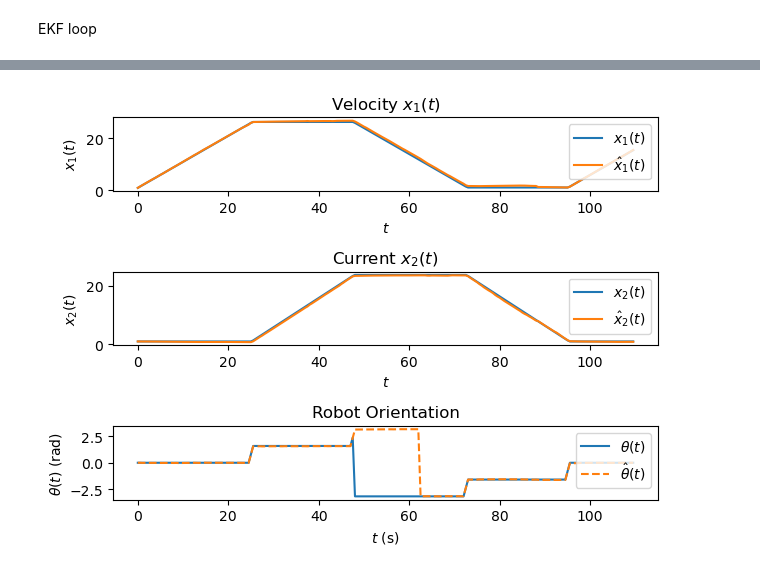
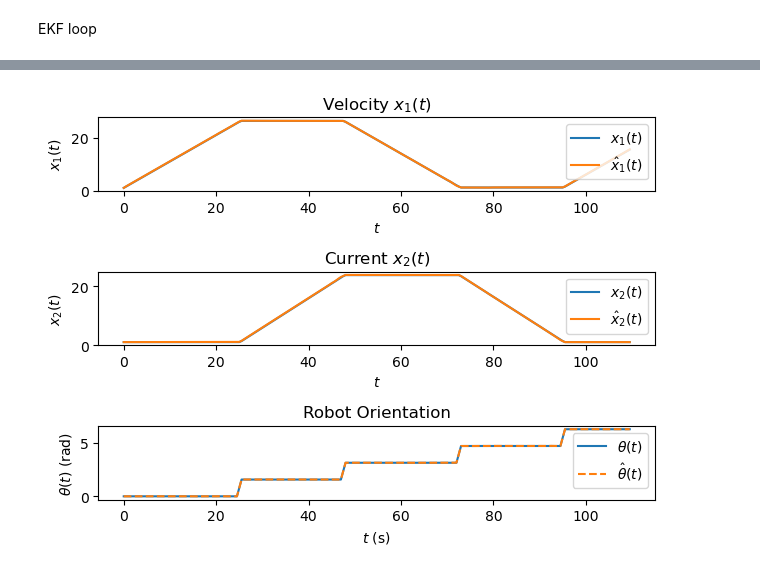
Before and after one commit to ivanovk22/SLAM, a Jupyter notebook: Prototype.ipynb, the cells around one changed output, grey strips where cells are left out. Drawn from its saved outputs; the diff is of its cells as text; code cells hidden in the pictures.

Commit message:
EKF - fuckin angle wrap

```diff
--- a/Prototype.ipynb
+++ b/Prototype.ipynb
@@ -8,7 +10,7 @@ plt.close('all')
 # %% [markdown]
 Loading the data
 # %%
-data = np.load('data_point_land_2.npz', allow_pickle=True)
+data = np.load('data_point_land_1.npz', allow_pickle=True)
 
 Meas = data['Meas'] #Landmark measurements
 Uf = data['Uf'] #measured forward velocity (odometry)
@@ -287,35 +317,35 @@ T = np.arange(0,N*Ts, Ts)
 
 
 fig=plt.figure()
 ax1=plt.subplot(3,1,1)
 ax1.plot(T,pose_true[:,0],label=r'$x_1(t)$')
 ax1.plot(T,pose_pred[:,0],label=r'$\hat{x}_1(t)$')
 plt.xlabel("$t$")
 plt.ylabel("$x_1(t)$")
 plt.title("Velocity $x_1(t)$")
 plt.legend(loc='upper right')
 
 ax1=plt.subplot(3,1,2)
 ax1.plot(T,pose_true[:,1],label=r'$x_2(t)$')
 ax1.plot(T,pose_pred[:,1],label=r'$\hat{x}_2(t)$')
 plt.xlabel("$t$")
 plt.ylabel("$x_2(t)$")
 plt.title("Current $x_2(t)$")
 plt.legend(loc='upper right')
 
 ax1 = plt.subplot(3, 1, 3)
-ax1.plot(T, angle_wrap(pose_true[:, 2]), label=r'$\theta(t)$')  # Wrap true theta for comparison
+ax1.plot(T, pose_true[:, 2], label=r'$\theta(t)$')  # Wrap true theta for comparison
 ax1.plot(T, pose_pred[:, 2], label=r'$\hat{\theta}(t)$', linestyle='--')
 plt.xlabel("$t$ (s)")
 plt.ylabel(r"$\theta(t)$ (rad)")
 plt.title("Robot Orientation")
 plt.legend(loc='upper right')
 # plt.grid(True)
 
 fig.tight_layout()
 plt.show()
 # %% [output]
-[figure, old version]
+[figure, new version]
 # %%
 fig = plt.figure()
 ax1=plt.subplot(2,1,1)
```
Also changed, not shown: parts of 7 cells of this notebook.
